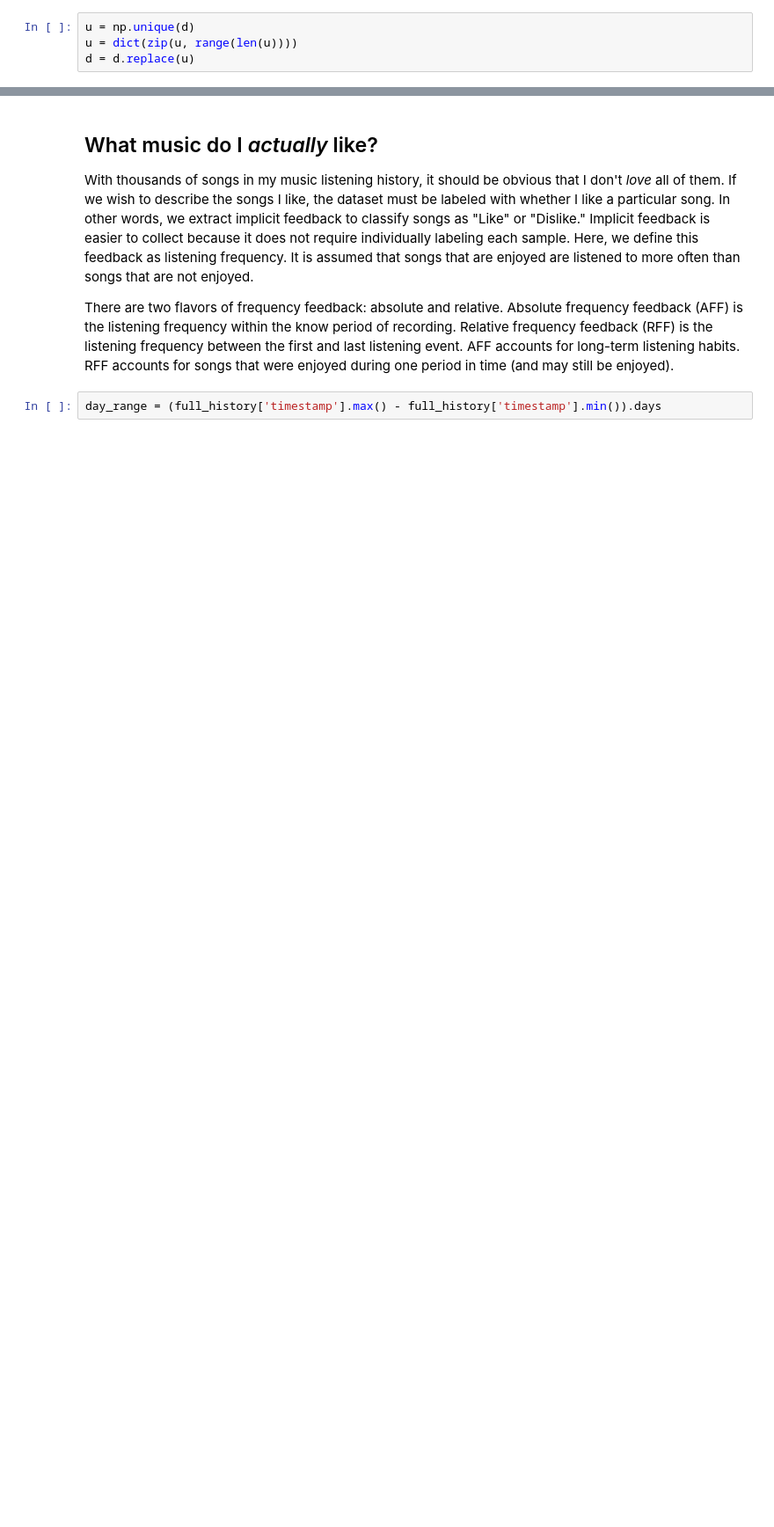
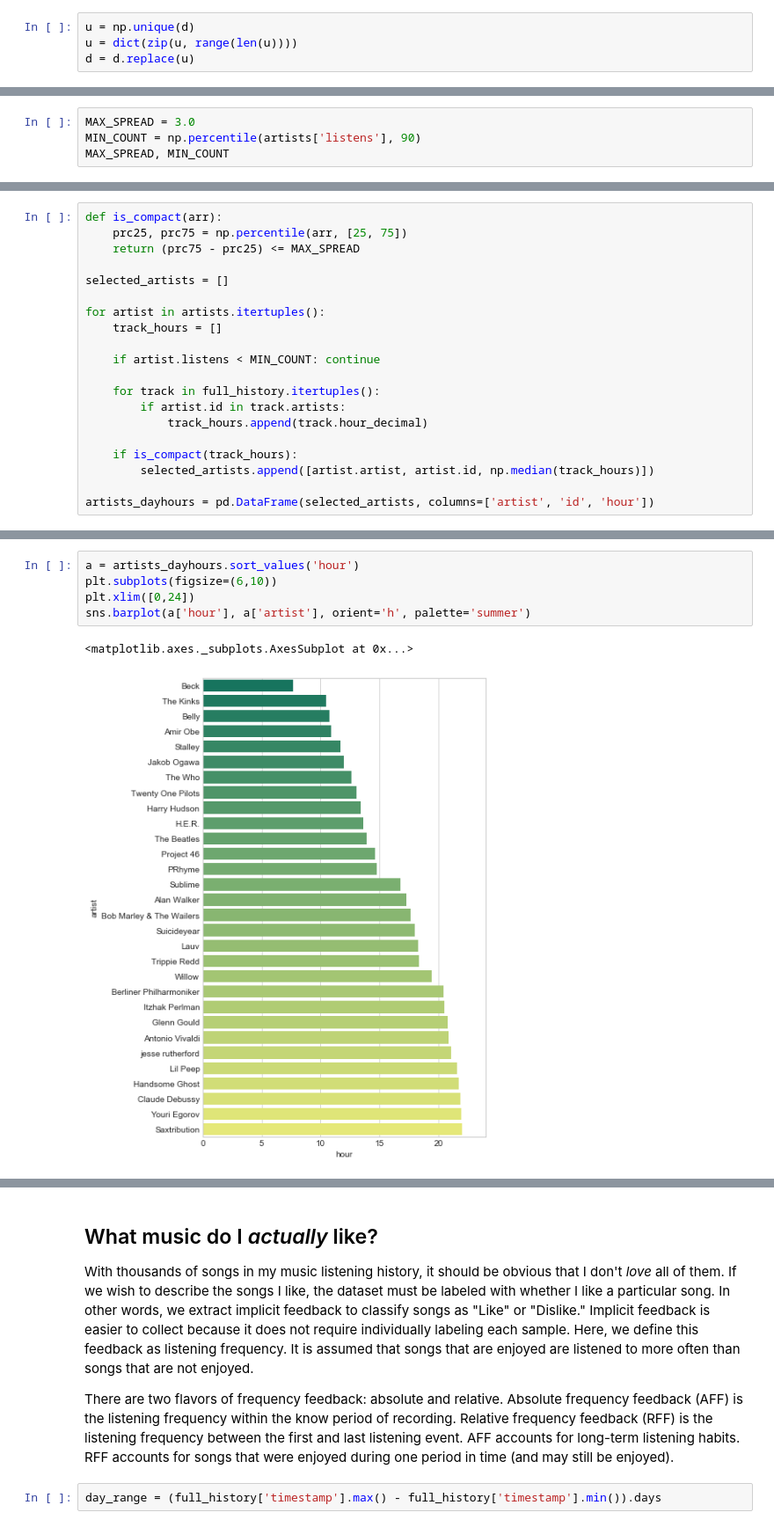
Before and after one commit to liebscher/musicanalysis, a Jupyter notebook: 3_Data_Explore.ipynb, the cells around one changed output, grey strips where cells are left out. Shown: that part at 88% size. Cells and saved outputs as stored; diff of their text form; blank space fills up the shorter version.

```diff
--- a/3_Data_Explore.ipynb
+++ b/3_Data_Explore.ipynb
@@ -507,0 +552,4 @@ full_history
+# %%
+MAX_SPREAD = 3.0
+MIN_COUNT = np.percentile(artists['listens'], 90)
+MAX_SPREAD, MIN_COUNT
@@ -507,0 +558,20 @@ full_history
+# %%
+def is_compact(arr):
+    prc25, prc75 = np.percentile(arr, [25, 75])
+    return (prc75 - prc25) <= MAX_SPREAD
+
+selected_artists = []
+
+for artist in artists.itertuples():
+    track_hours = []
+
+    if artist.listens < MIN_COUNT: continue
+
+    for track in full_history.itertuples():
+        if artist.id in track.artists:
+            track_hours.append(track.hour_decimal)
+
+    if is_compact(track_hours):
+        selected_artists.append([artist.artist, artist.id, np.median(track_hours)])
+
+artists_dayhours = pd.DataFrame(selected_artists, columns=['artist', 'id', 'hour'])
@@ -508 +580,9 @@ full_history
+# %%
+a = artists_dayhours.sort_values('hour')
+plt.subplots(figsize=(6,10))
+plt.xlim([0,24])
+sns.barplot(a['hour'], a['artist'], orient='h', palette='summer')
+# %% [output]
+<matplotlib.axes._subplots.AxesSubplot at 0x...>
+[figure, added]
 # %% [markdown]
```
Also changed, not shown: parts of 86 cells of this notebook.
